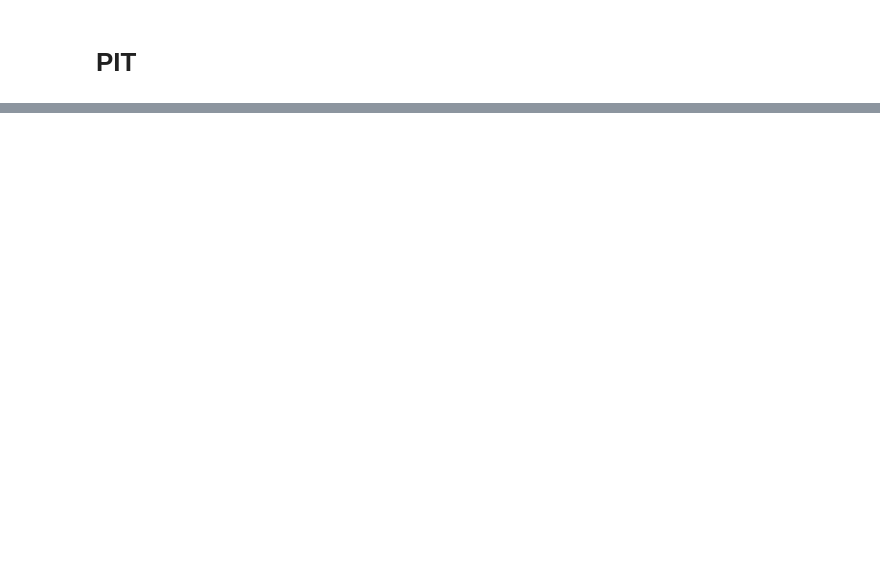
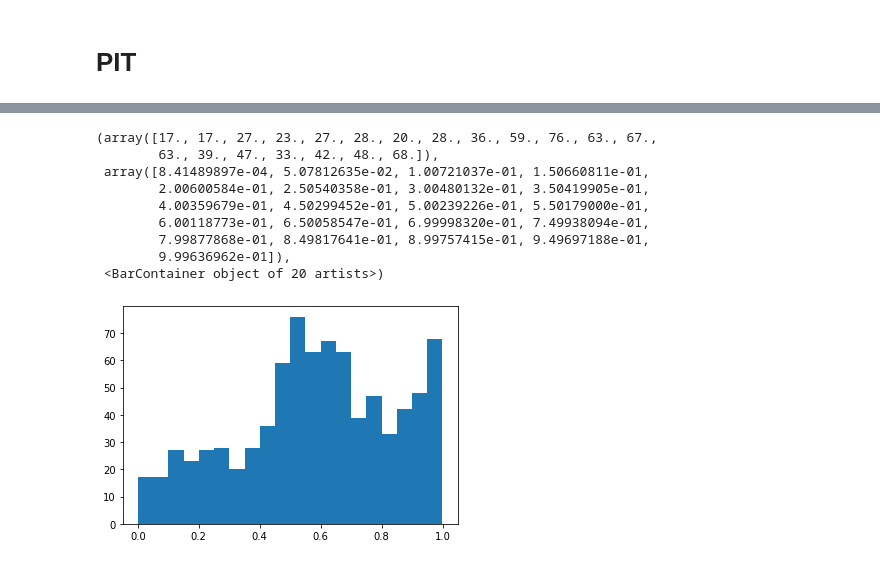
Before and after one commit to evwalz/precipitation_forecasting, a Jupyter notebook: scripts/Niamey.ipynb, the cells around one changed output, grey strips where cells are left out. Drawn from its saved outputs; the diff is of its cells as text; code cells hidden in the pictures; blank space fills up the shorter version.

```diff
--- a/scripts/Niamey.ipynb
+++ b/scripts/Niamey.ipynb
@@ -38,0 +39,15 @@ x = ax.set_ylabel('Density')
+# %%
+X = np.loadtxt('/Volumes/My Passport for Mac/precip/corp_pit/pit_niamey/pit_emos_niamey.txt')
+# %%
+plt.hist(X, bins = 20)
+# %% [output]
+(array([17., 17., 27., 23., 27., 28., 20., 28., 36., 59., 76., 63., 67.,
+        63., 39., 47., 33., 42., 48., 68.]),
+ array([8.41489897e-04, 5.07812635e-02, 1.00721037e-01, 1.50660811e-01,
+        2.00600584e-01, 2.50540358e-01, 3.00480132e-01, 3.50419905e-01,
+        4.00359679e-01, 4.50299452e-01, 5.00239226e-01, 5.50179000e-01,
+        6.00118773e-01, 6.50058547e-01, 6.99998320e-01, 7.49938094e-01,
+        7.99877868e-01, 8.49817641e-01, 8.99757415e-01, 9.49697188e-01,
+        9.99636962e-01]),
+ <BarContainer object of 20 artists>)
+[figure, added]
```
Also changed, not shown: parts of 5 cells of this notebook, 8 other files.
